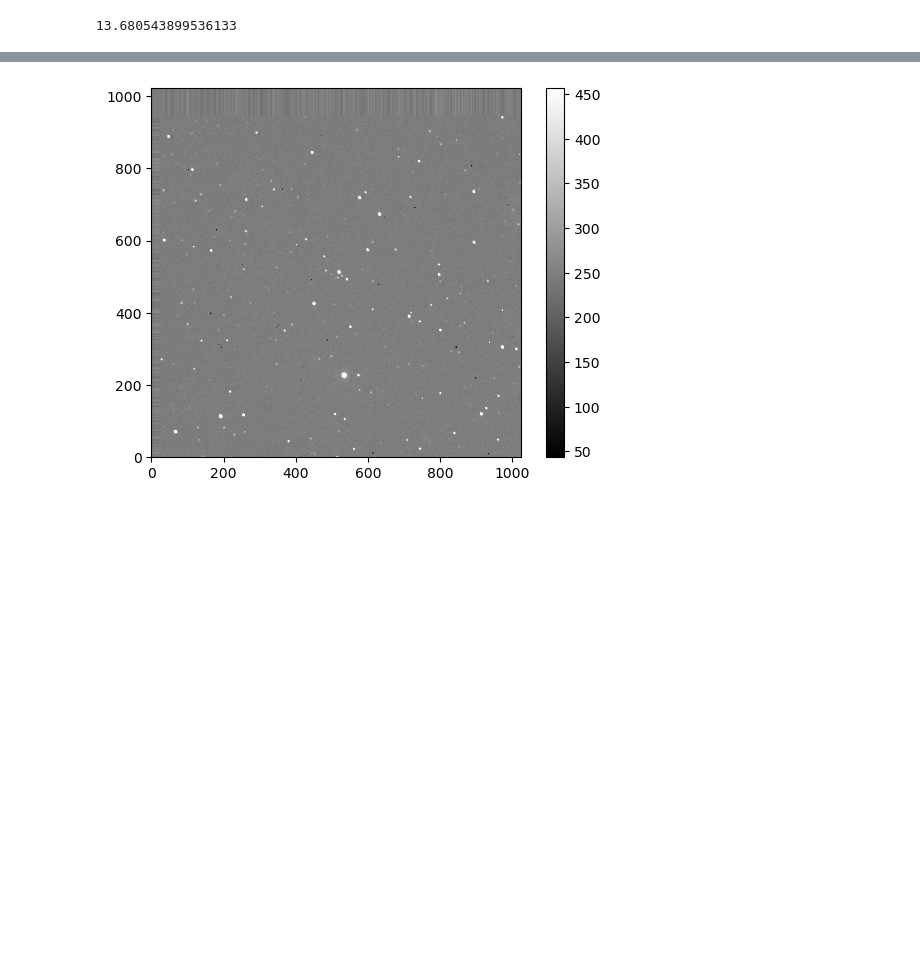
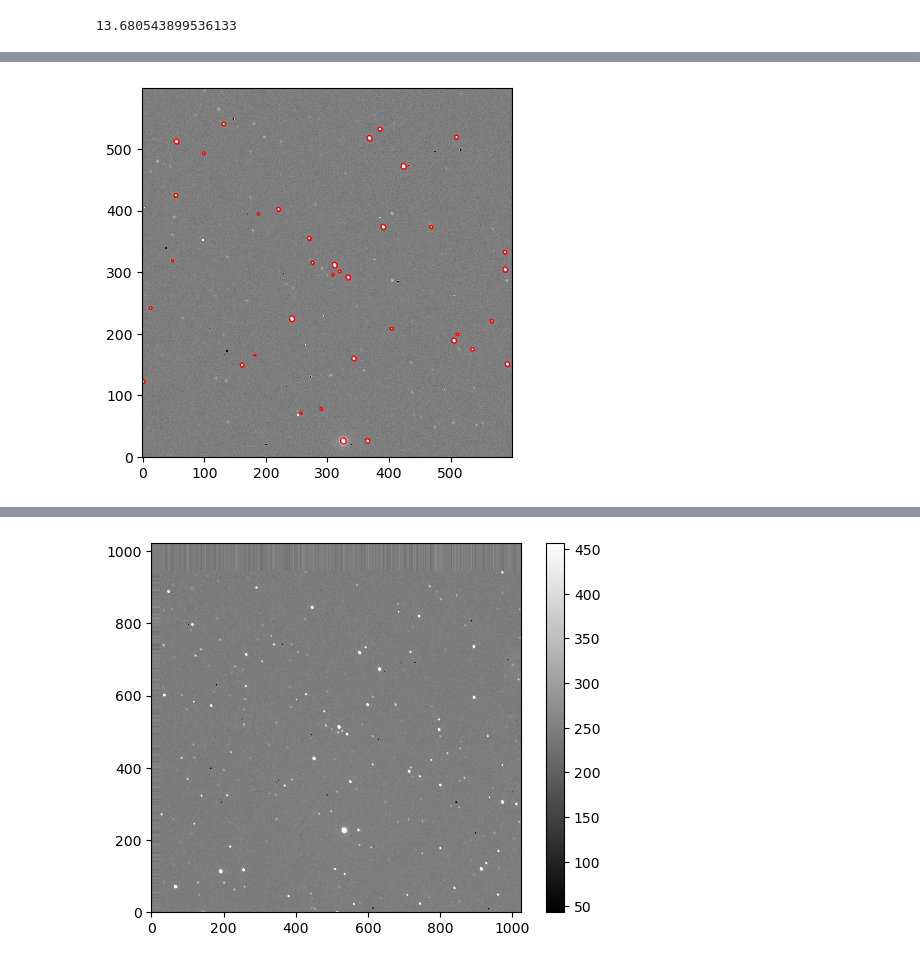
Before and after one commit to Zhengjingyi0823/AST443-Group5, a Jupyter notebook: AST443 Lab2.ipynb, the cells around one changed output, grey strips where cells are left out. Drawn from its saved outputs; the diff is of its cells as text; code cells hidden in the pictures; blank space fills up the shorter version.

```diff
--- a/AST443 Lab2.ipynb
+++ b/AST443 Lab2.ipynb
@@ -422,6 +334,0 @@ for i in range(len(fluxes)):
-# %%
-for i in range(len(fluxes)):
-    for j in range(len(fluxes[i])):
-        if fluxes[i][j] > 9500 and fluxes[i][j] <100000:
-            if not host_planet['flux'][i]==fluxes[i][j]:
-                 print(i, frame_objects[i]['x'][j], frame_objects[i]['y'][j], fluxes[i][j], flux_err[i][j])
@@ -545,20 +334,0 @@ mean_ref
-# %%
-final_ref_flux_ = []
-
-for i in range(nofr):
-    final_ref_flux_.append([])
-# %%
-final_ref_flux_err_ = []
-
-for i in range(nofr):
-    final_ref_flux_err_.append([])
-# %%
-for i in range(nofr):
-    needed_ref_flux = ref_flux_[i]
-    needed_ref_flux_err = ref_flux_err_[i]
-    for j in range(len(reference_star_1)):
-        final_ref_flux = needed_ref_flux[j]/mean_ref[i]
-        final_ref_flux_[i].append(final_ref_flux)
-
-        final_ref_flux_err = needed_ref_flux_err[j]/mean_ref[i]
-        final_ref_flux_err_[i].append(final_ref_flux_err)
@@ -568,0 +342,20 @@ plt.scatter(np.arange(len(fluxes)), reference_star_2['flux'])
+# %%
+from matplotlib.patches import Ellipse
+
+# plot background-subtracted image
+fig, ax = plt.subplots()
+m, s = np.mean(cropped_bkgsub[18]), np.std(cropped_bkgsub[18])
+im = ax.imshow(cropped_bkgsub[18], interpolation='nearest', cmap='gray',
+               vmin=m-s, vmax=m+s, origin='lower')
+
+# plot an ellipse for each object
+for i in range(len(frame_objects[18])):
+    e = Ellipse(xy=(frame_objects[18]['x'][i], frame_objects[18]['y'][i]),
+                width=6*frame_objects[18]['a'][i],
+                height=6*frame_objects[18]['b'][i],
+                angle=frame_objects[18]['theta'][i] * 180. / np.pi)
+    e.set_facecolor('none')
+    e.set_edgecolor('red')
+    ax.add_artist(e)
+# %% [output]
+[figure, added]
```
Also changed, not shown: parts of 82 cells of this notebook.
